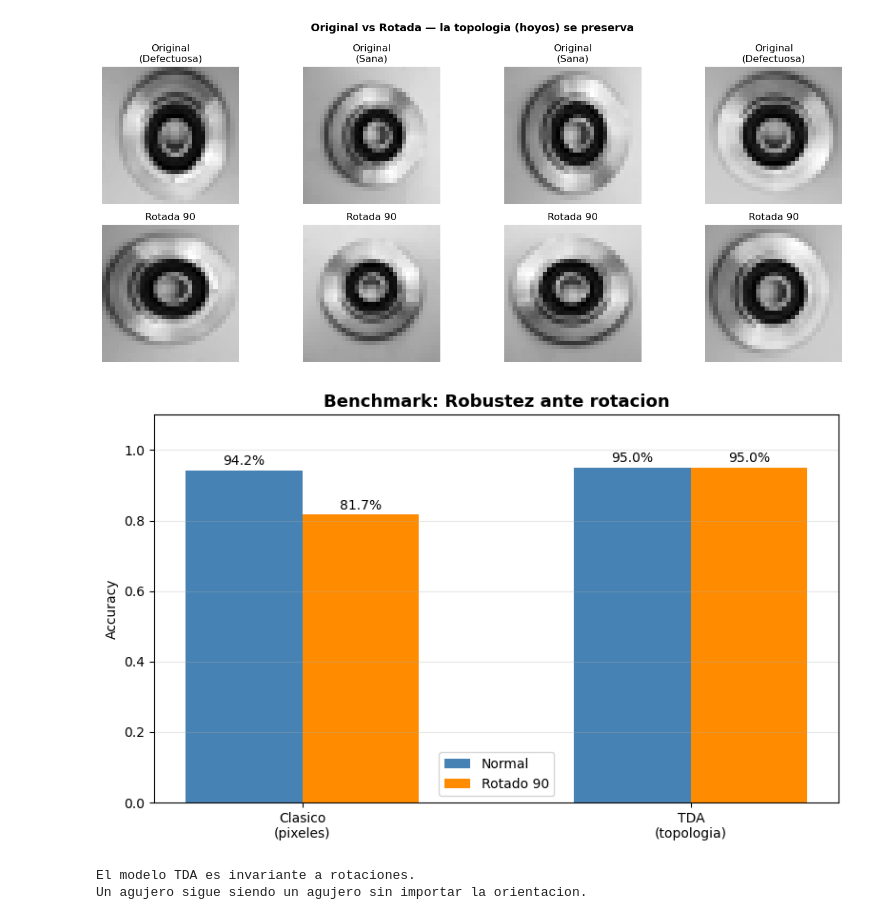
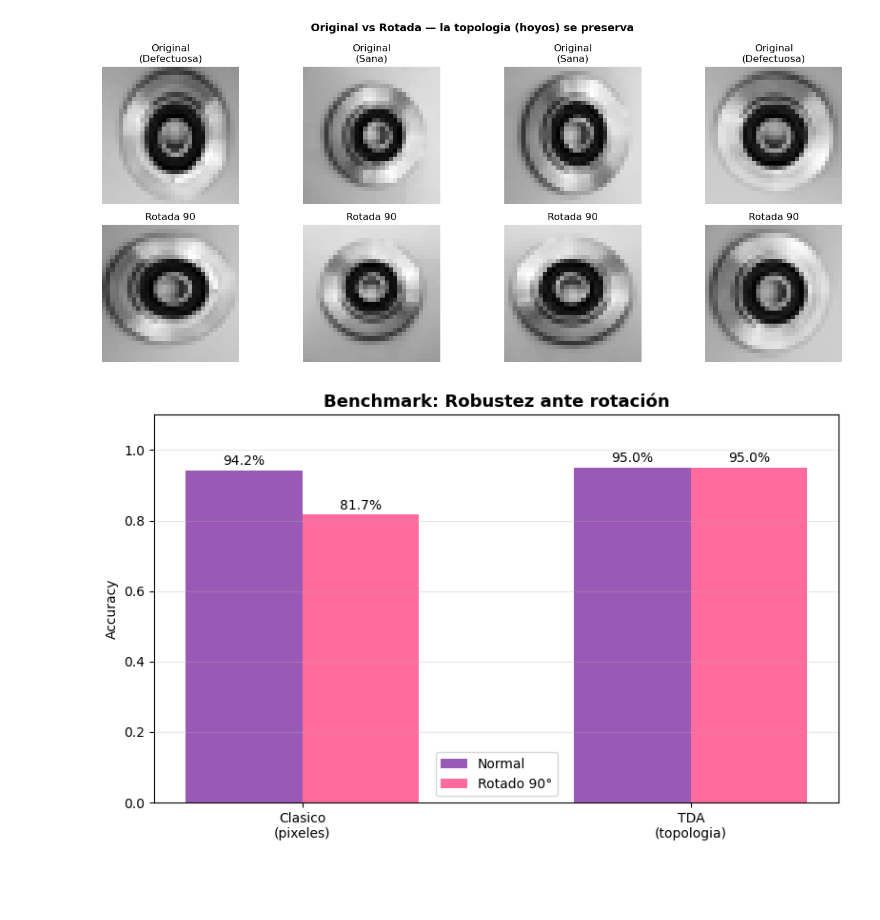
Before and after one commit to steffanylars/MA2007B_Topologia, a Jupyter notebook: MA2007B_3_PersistenciaHomologica.ipynb, the cells around one changed output. Cells and saved outputs as stored; diff of their text form; code cells hidden in the pictures; blank space fills up the shorter version.

```diff
--- a/MA2007B_3_PersistenciaHomologica.ipynb
+++ b/MA2007B_3_PersistenciaHomologica.ipynb
@@ -395,36 +383,31 @@ plt.show()
 # %%
 # GRAFICA RESUMEN FINAL: barras comparativas
 
 labels_bar = ['Clasico\n(pixeles)', 'TDA\n(topologia)']
 normal_accs  = [acc_clasico, acc_tda]
 rotated_accs = [acc_clasico_rot, acc_tda_rot]
 
 x = np.arange(len(labels_bar))
 width = 0.3
 
 fig, ax = plt.subplots(figsize=(8, 5))
-bars1 = ax.bar(x - width/2, normal_accs,  width, label='Normal',  color='steelblue')
-bars2 = ax.bar(x + width/2, rotated_accs, width, label='Rotado 90', color='darkorange')
+bars1 = ax.bar(x - width/2, normal_accs,  width, label='Normal',  color='#9B59B6')  # morado
+bars2 = ax.bar(x + width/2, rotated_accs, width, label='Rotado 90°', color='#FF6B9D')  # rosa
 
 ax.set_ylabel('Accuracy')
-ax.set_title('Benchmark: Robustez ante rotacion', fontweight='bold', fontsize=13)
+ax.set_title('Benchmark: Robustez ante rotación', fontweight='bold', fontsize=13)
 ax.set_xticks(x)
 ax.set_xticklabels(labels_bar)
 ax.set_ylim(0, 1.1)
 ax.legend()
 ax.grid(axis='y', alpha=0.3)
 
 for bar in bars1 + bars2:
     h = bar.get_height()
     ax.annotate(f'{h:.1%}', xy=(bar.get_x() + bar.get_width()/2, h),
                 xytext=(0, 4), textcoords='offset points', ha='center', fontsize=10)
 
 plt.tight_layout()
 plt.show()
-
-print("\nEl modelo TDA es invariante a rotaciones.")
-print("Un agujero sigue siendo un agujero sin importar la orientacion.")
 # %% [output]
-[figure, old version]
+[figure, new version]
-El modelo TDA es invariante a rotaciones.
-Un agujero sigue siendo un agujero sin importar la orientacion.
```
Also changed, not shown: parts of 6 cells of this notebook.
